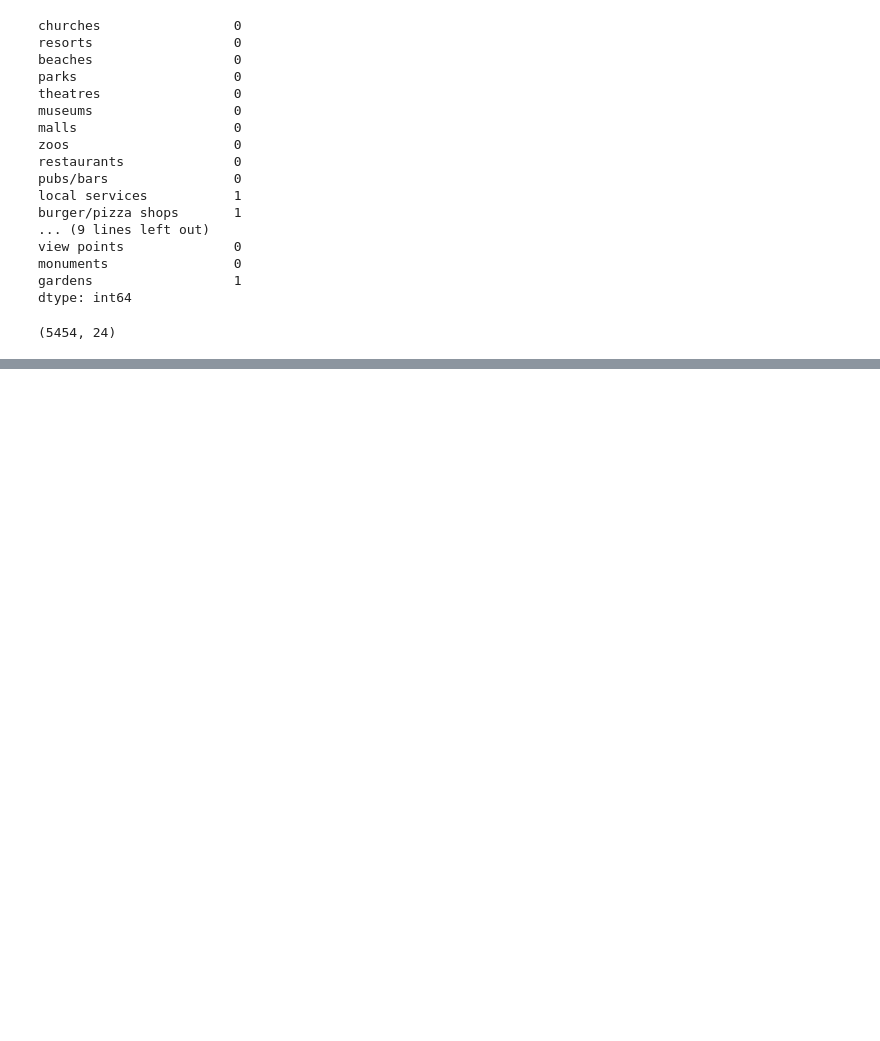
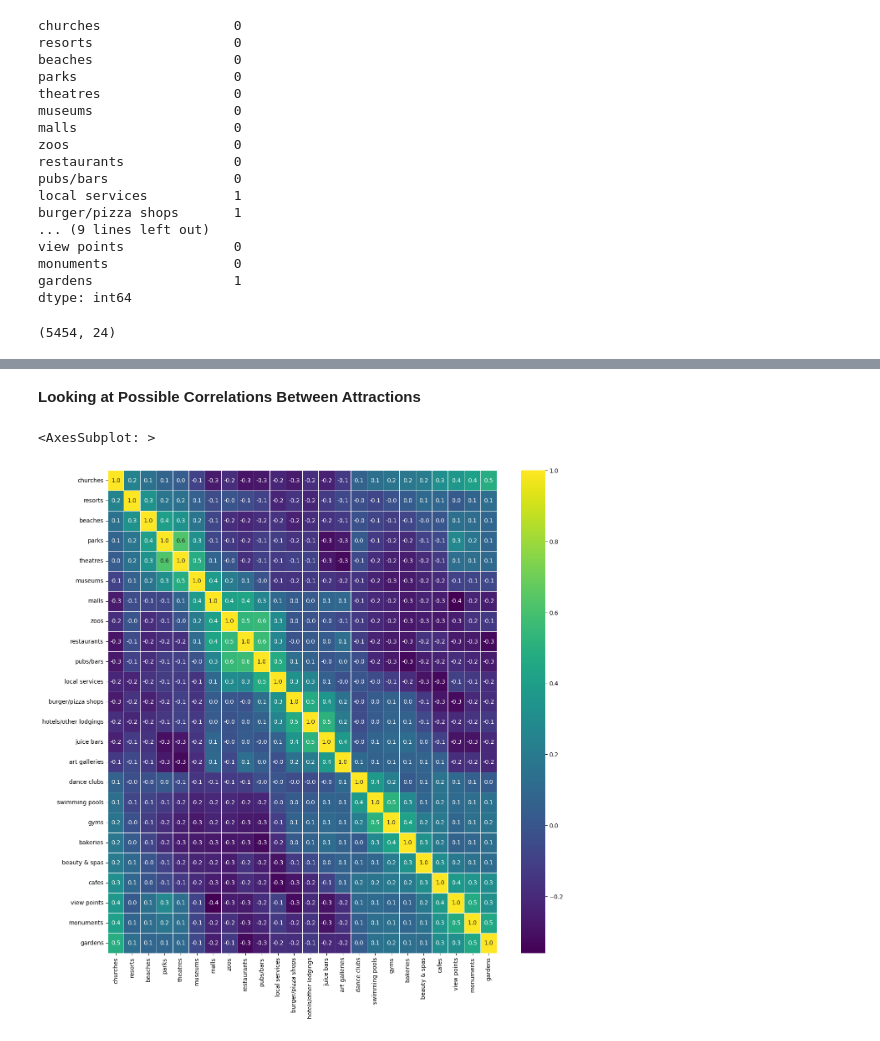
Before and after one commit to JLawrence04/Projects, a Jupyter notebook: Google_Ratings_Traveler_Segmentation/TravelerSegmentation.ipynb, the cells around one changed output, grey strips where cells are left out. Cells and saved outputs as stored; diff of their text form; code cells hidden in the pictures; blank space fills up the shorter version.

```diff
--- a/Google_Ratings_Traveler_Segmentation/TravelerSegmentation.ipynb
+++ b/Google_Ratings_Traveler_Segmentation/TravelerSegmentation.ipynb
@@ -98,0 +136,8 @@ data.shape #Two rows appear to be dropped
+# %% [markdown]
+**Looking at Possible Correlations Between Attractions**
+# %%
+plt.figure(figsize=(15,15))
+sns.heatmap(data.corr(), annot = True, fmt= '.1f', cmap = 'viridis', linewidths=.5)
+# %% [output]
+<AxesSubplot: >
+[figure, added]
```
Also changed, not shown: parts of 5 cells of this notebook.
